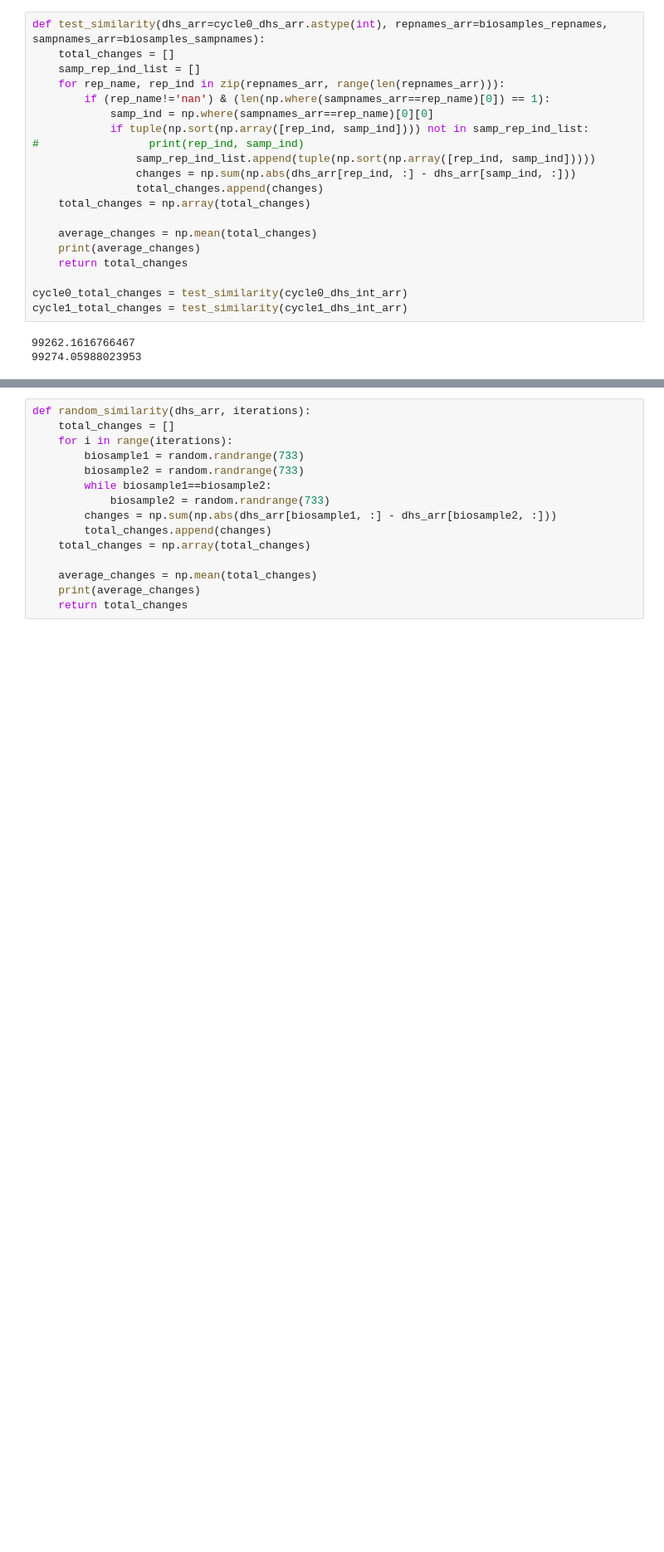
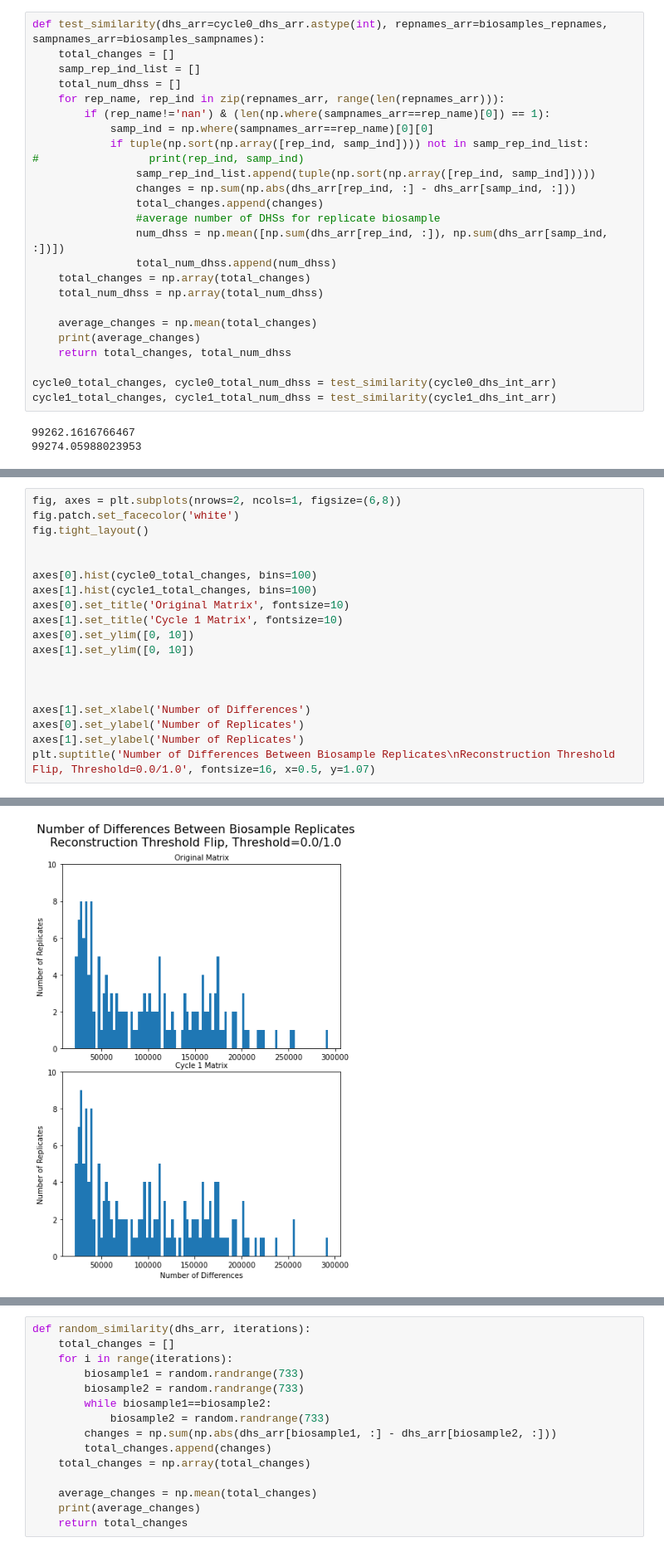
Before and after one commit to meuleman/gilbertAPI, a Jupyter notebook: recommendersystems/NMF/DHS/quality_of_NMF_recon_threshold_flip_01thresh_agreement_between_replicates.ipynb, the cells around one changed output, grey strips where cells are left out. Shown at 83% size. Cells and saved outputs as stored; diff of their text form; blank space fills up the shorter version.

Commit message:
differences histogram

```diff
--- a/recommendersystems/NMF/DHS/quality_of_NMF_recon_threshold_flip_01thresh_agreement_between_replicates.ipynb
+++ b/recommendersystems/NMF/DHS/quality_of_NMF_recon_threshold_flip_01thresh_agreement_between_replicates.ipynb
@@ -43,6 +47,7 @@ cycle1_dhs_int_arr = cycle1_dhs_arr.astype(int)
 def test_similarity(dhs_arr=cycle0_dhs_arr.astype(int), repnames_arr=biosamples_repnames, sampnames_arr=biosamples_sampnames):
     total_changes = []
     samp_rep_ind_list = []
+    total_num_dhss = []
     for rep_name, rep_ind in zip(repnames_arr, range(len(repnames_arr))):
         if (rep_name!='nan') & (len(np.where(sampnames_arr==rep_name)[0]) == 1):
             samp_ind = np.where(sampnames_arr==rep_name)[0][0]
@@ -51,14 +56,18 @@ def test_similarity(dhs_arr=cycle0_dhs_arr.astype(int), repnames_arr=biosamples_
                 samp_rep_ind_list.append(tuple(np.sort(np.array([rep_ind, samp_ind]))))
                 changes = np.sum(np.abs(dhs_arr[rep_ind, :] - dhs_arr[samp_ind, :]))
                 total_changes.append(changes)
+                #average number of DHSs for replicate biosample
+                num_dhss = np.mean([np.sum(dhs_arr[rep_ind, :]), np.sum(dhs_arr[samp_ind, :])])
+                total_num_dhss.append(num_dhss)
     total_changes = np.array(total_changes)
+    total_num_dhss = np.array(total_num_dhss)
 
     average_changes = np.mean(total_changes)
     print(average_changes)
-    return total_changes
+    return total_changes, total_num_dhss
 
-cycle0_total_changes = test_similarity(cycle0_dhs_int_arr)
-cycle1_total_changes = test_similarity(cycle1_dhs_int_arr)
+cycle0_total_changes, cycle0_total_num_dhss = test_similarity(cycle0_dhs_int_arr)
+cycle1_total_changes, cycle1_total_num_dhss = test_similarity(cycle1_dhs_int_arr)
 # %% [output]
 99262.1616766467
 99274.05988023953
@@ -64,0 +77,20 @@ cycle1_total_changes = test_similarity(cycle1_dhs_int_arr)
+# %%
+fig, axes = plt.subplots(nrows=2, ncols=1, figsize=(6,8))
+fig.patch.set_facecolor('white')
+fig.tight_layout()
+
+
+axes[0].hist(cycle0_total_changes, bins=100)
+axes[1].hist(cycle1_total_changes, bins=100)
+axes[0].set_title('Original Matrix', fontsize=10)
+axes[1].set_title('Cycle 1 Matrix', fontsize=10)
+axes[0].set_ylim([0, 10])
+axes[1].set_ylim([0, 10])
+
+
+
+axes[1].set_xlabel('Number of Differences')
+axes[0].set_ylabel('Number of Replicates')
+axes[1].set_ylabel('Number of Replicates')
+plt.suptitle('Number of Differences Between Biosample Replicates\nReconstruction Threshold Flip, Threshold=0.0/1.0', fontsize=16, x=0.5, y=1.07)
+# %% [output]
@@ -64,0 +98 @@ cycle1_total_changes = test_similarity(cycle1_dhs_int_arr)
+[figure, added]
```
Also changed, not shown: parts of 4 cells of this notebook.
